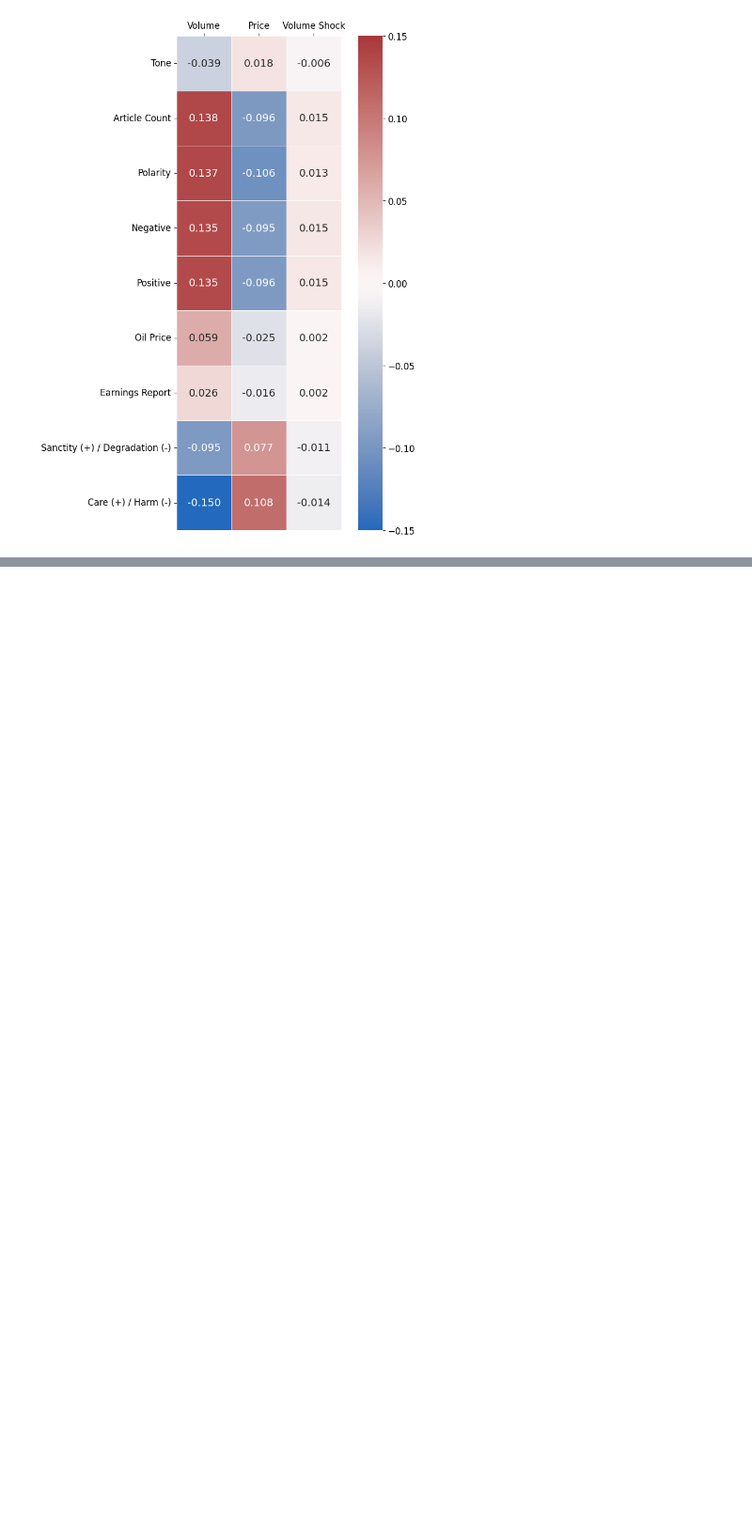
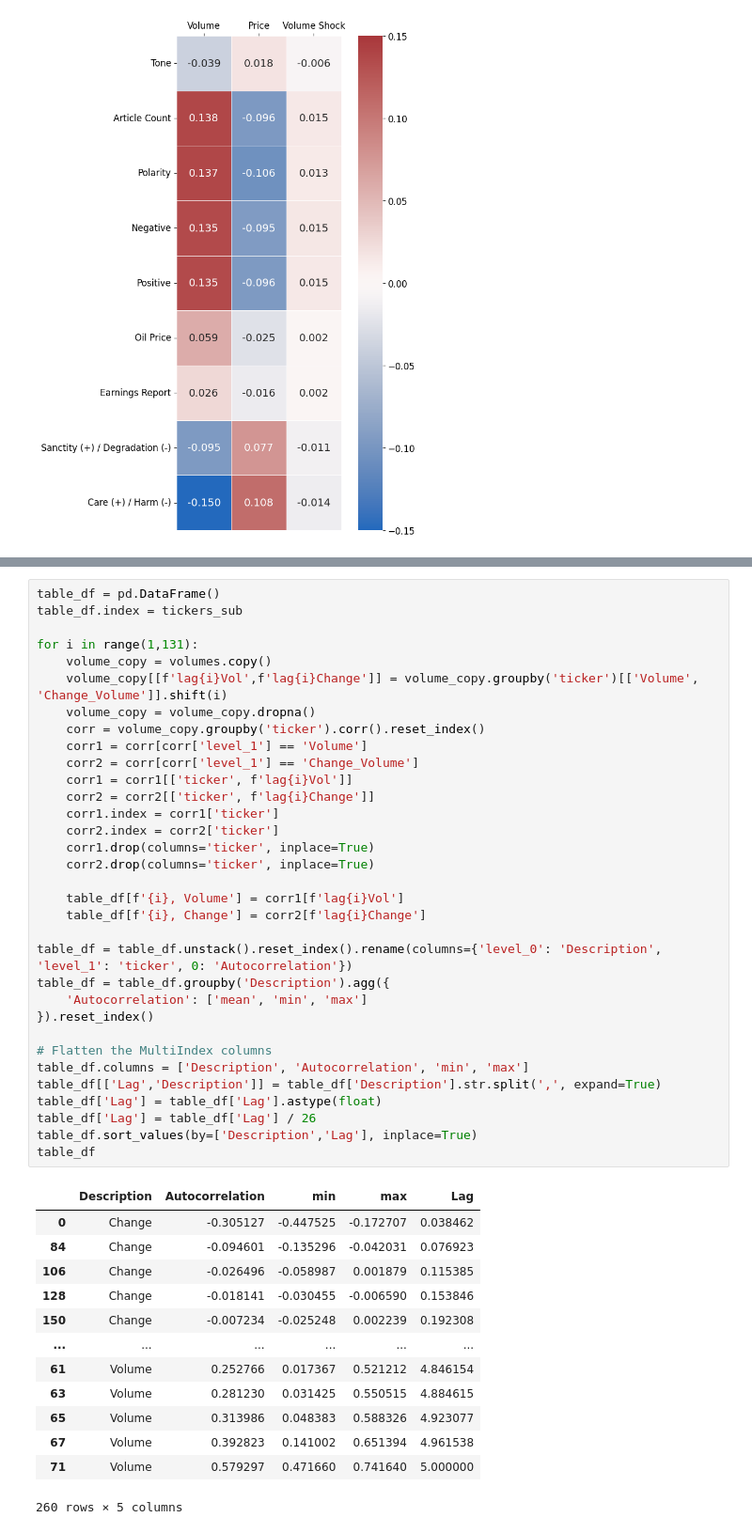
Before and after one commit to svanomm/sentiment-volume-forecasting, a Jupyter notebook: Scripts/04 Basic Analysis/03 Stock Correlations.ipynb, the cells around one changed output, grey strips where cells are left out. Shown at 94% size. Drawn from its saved outputs; the diff is of its cells as text; blank space fills up the shorter version.

```diff
--- a/Scripts/04 Basic Analysis/03 Stock Correlations.ipynb
+++ b/Scripts/04 Basic Analysis/03 Stock Correlations.ipynb
@@ -186,0 +119,47 @@ plt.show()
+# %%
+table_df = pd.DataFrame()
+table_df.index = tickers_sub
+
+for i in range(1,131):
+    volume_copy = volumes.copy()
+    volume_copy[[f'lag{i}Vol',f'lag{i}Change']] = volume_copy.groupby('ticker')[['Volume', 'Change_Volume']].shift(i)
+    volume_copy = volume_copy.dropna()
+    corr = volume_copy.groupby('ticker').corr().reset_index()
+    corr1 = corr[corr['level_1'] == 'Volume']
+    corr2 = corr[corr['level_1'] == 'Change_Volume']
+    corr1 = corr1[['ticker', f'lag{i}Vol']]
+    corr2 = corr2[['ticker', f'lag{i}Change']]
+    corr1.index = corr1['ticker']
+    corr2.index = corr2['ticker']
+    corr1.drop(columns='ticker', inplace=True)
+    corr2.drop(columns='ticker', inplace=True)
+
+    table_df[f'{i}, Volume'] = corr1[f'lag{i}Vol']
+    table_df[f'{i}, Change'] = corr2[f'lag{i}Change']
+
+table_df = table_df.unstack().reset_index().rename(columns={'level_0': 'Description', 'level_1': 'ticker', 0: 'Autocorrelation'})
+table_df = table_df.groupby('Description').agg({
+    'Autocorrelation': ['mean', 'min', 'max']
+}).reset_index()
+
+# Flatten the MultiIndex columns
+table_df.columns = ['Description', 'Autocorrelation', 'min', 'max']
+table_df[['Lag','Description']] = table_df['Description'].str.split(',', expand=True)
+table_df['Lag'] = table_df['Lag'].astype(float)
+table_df['Lag'] = table_df['Lag'] / 26
+table_df.sort_values(by=['Description','Lag'], inplace=True)
+table_df
+# %% [output]
+|  | Description | Autocorrelation | min | max | Lag |
+| 0 | Change | -0.305127 | -0.447525 | -0.172707 | 0.038462 |
+| 84 | Change | -0.094601 | -0.135296 | -0.042031 | 0.076923 |
+| 106 | Change | -0.026496 | -0.058987 | 0.001879 | 0.115385 |
+| 128 | Change | -0.018141 | -0.030455 | -0.006590 | 0.153846 |
+| 150 | Change | -0.007234 | -0.025248 | 0.002239 | 0.192308 |
+| ... | ... | ... | ... | ... | ... |
+| 61 | Volume | 0.252766 | 0.017367 | 0.521212 | 4.846154 |
+| 63 | Volume | 0.281230 | 0.031425 | 0.550515 | 4.884615 |
+| 65 | Volume | 0.313986 | 0.048383 | 0.588326 | 4.923077 |
+| 67 | Volume | 0.392823 | 0.141002 | 0.651394 | 4.961538 |
+| 71 | Volume | 0.579297 | 0.471660 | 0.741640 | 5.000000 |
+260 rows × 5 columns
```
Also changed, not shown: parts of 13 cells of this notebook, 36 other files.
